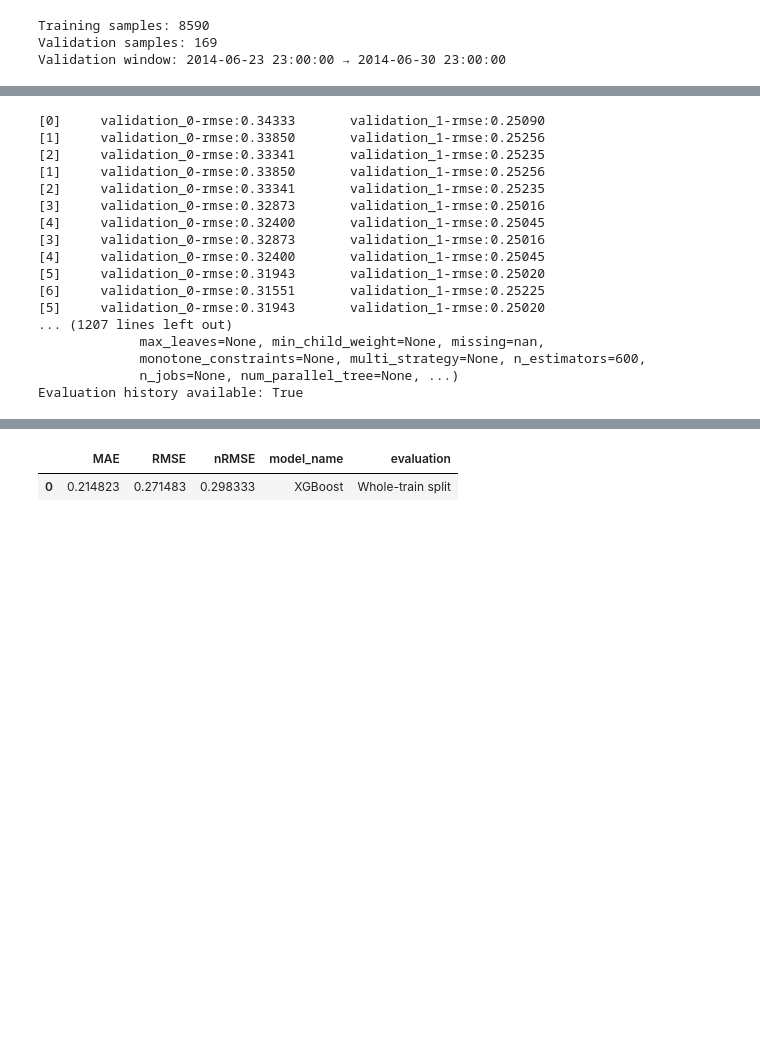
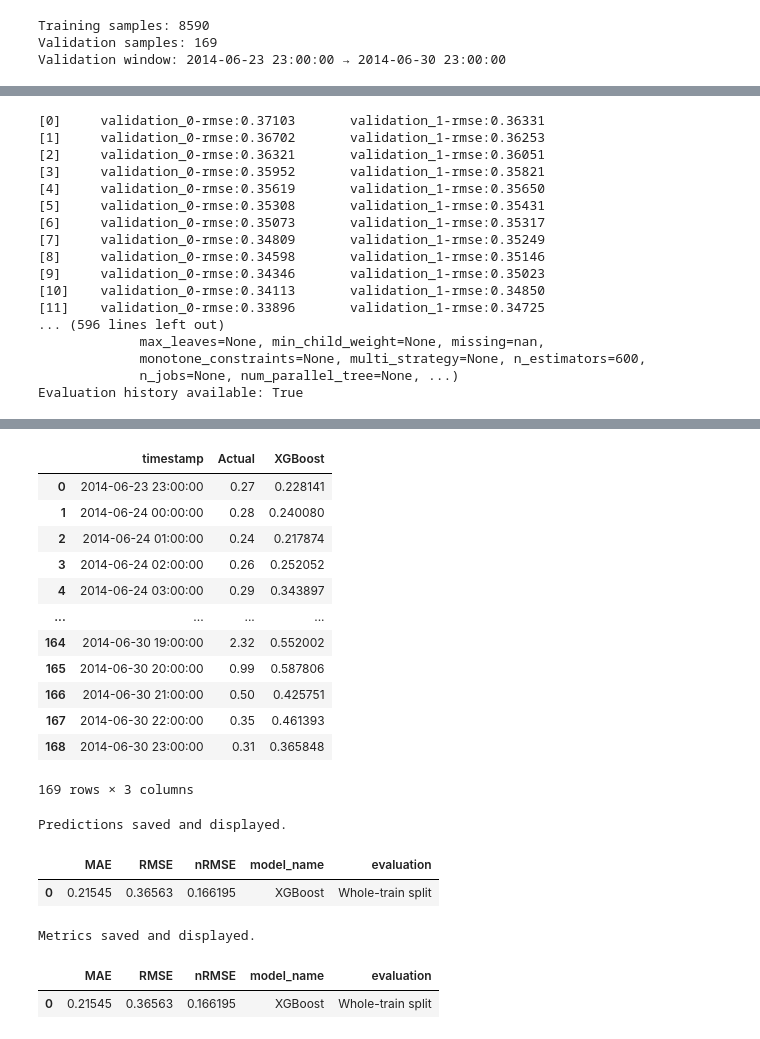
Before and after one commit to samuel29102002/Energy_Data_Science, a Jupyter notebook: notebooks/08_ml_models.ipynb, the cells around one changed output, grey strips where cells are left out. Drawn from its saved outputs; the diff is of its cells as text; code cells hidden in the pictures; blank space fills up the shorter version.

```diff
--- a/notebooks/08_ml_models.ipynb
+++ b/notebooks/08_ml_models.ipynb
@@ -146,9 +173,18 @@ Price                          float64              0.00%
 | 4 | 2013-07-01 04:00:00 | 0.29 | 0.866025 | 0.500000 | 0 | 0.0 | 4.2 | ... |
 # %%
 numeric_columns = df.select_dtypes(include=[np.number]).columns.tolist()
+assert df["timestamp"].is_monotonic_increasing, "Timestamps must be strictly increasing"
+
+df[numeric_columns] = df[numeric_columns].interpolate(limit_direction="both")
+df[numeric_columns] = df[numeric_columns].fillna(method="ffill").fillna(method="bfill")
+
+if df[numeric_columns].isna().any().any():
+    raise ValueError("Numeric columns still contain NaNs after filling")
+
 FEATURE_COLS = [col for col in numeric_columns if col.lower() != TARGET.lower()]
 
 print(f"Selected {len(FEATURE_COLS)} numeric feature columns.")
+print(f"Data span: {df['timestamp'].min()} → {df['timestamp'].max()}")
 FEATURE_COLS
 # %% [output]
 Selected 15 numeric feature columns.
@@ -221,19 +264,19 @@ model, eval_history = train_xgboost(
 print(model)
 print(f"Evaluation history available: {bool(eval_history)}")
 # %% [output]
-[0]     validation_0-rmse:0.34333       validation_1-rmse:0.25090
-[1]     validation_0-rmse:0.33850       validation_1-rmse:0.25256
-[2]     validation_0-rmse:0.33341       validation_1-rmse:0.25235
-[1]     validation_0-rmse:0.33850       validation_1-rmse:0.25256
-[2]     validation_0-rmse:0.33341       validation_1-rmse:0.25235
-[3]     validation_0-rmse:0.32873       validation_1-rmse:0.25016
-[4]     validation_0-rmse:0.32400       validation_1-rmse:0.25045
-[3]     validation_0-rmse:0.32873       validation_1-rmse:0.25016
-[4]     validation_0-rmse:0.32400       validation_1-rmse:0.25045
-[5]     validation_0-rmse:0.31943       validation_1-rmse:0.25020
-[6]     validation_0-rmse:0.31551       validation_1-rmse:0.25225
-[5]     validation_0-rmse:0.31943       validation_1-rmse:0.25020
-... (1207 lines left out)
+[0]     validation_0-rmse:0.37103       validation_1-rmse:0.36331
+[1]     validation_0-rmse:0.36702       validation_1-rmse:0.36253
+[2]     validation_0-rmse:0.36321       validation_1-rmse:0.36051
+[3]     validation_0-rmse:0.35952       validation_1-rmse:0.35821
+[4]     validation_0-rmse:0.35619       validation_1-rmse:0.35650
+[5]     validation_0-rmse:0.35308       validation_1-rmse:0.35431
+[6]     validation_0-rmse:0.35073       validation_1-rmse:0.35317
+[7]     validation_0-rmse:0.34809       validation_1-rmse:0.35249
+[8]     validation_0-rmse:0.34598       validation_1-rmse:0.35146
+[9]     validation_0-rmse:0.34346       validation_1-rmse:0.35023
+[10]    validation_0-rmse:0.34113       validation_1-rmse:0.34850
+[11]    validation_0-rmse:0.33896       validation_1-rmse:0.34725
+... (596 lines left out)
              max_leaves=None, min_child_weight=None, missing=nan,
              monotone_constraints=None, multi_strategy=None, n_estimators=600,
              n_jobs=None, num_parallel_tree=None, ...)
@@ -244,8 +287,8 @@ y_pred = predict_xgboost(model, X_val)
 # AUDIT: Use align_by_index helper to ensure timestamp alignment
 common_idx, s_true, s_pred = align_by_index(y_val, y_pred, idx_val, idx_val)
 print(f"✓ Aligned {len(common_idx)} timestamps for evaluation")
+assert len(s_true) == len(s_pred), "Prediction and actual lengths mismatch"
 
-# AUDIT: Save predictions CSV with proper alignment
 ml_split_predictions_df = pd.DataFrame(
     {
         "timestamp": common_idx,
@@ -253,18 +296,15 @@ ml_split_predictions_df = pd.DataFrame(
         "XGBoost": s_pred.values,
     }
 )
-ml_split_predictions_path = TABLES_DIR / "ml_split_predictions.csv"
-ml_split_predictions_df.to_csv(ml_split_predictions_path, index=False)
-print(f"✓ Saved predictions to {ml_split_predictions_path}")
+display_table(ml_split_predictions_df, "08_ml_split_predictions.csv")
+print("Predictions saved and displayed.")
 
-# AUDIT: Calculate metrics with aligned series
 metrics = evaluate_forecast(s_true.values, s_pred.values)
 ml_split_metrics_df = pd.DataFrame(
     [{**metrics, "model_name": "XGBoost", "evaluation": "Whole-train split"}]
 )
-ml_split_metrics_path = TABLES_DIR / "ml_split_metrics.csv"
-ml_split_metrics_df.to_csv(ml_split_metrics_path, index=False)
-print(f"✓ Saved metrics to {ml_split_metrics_path}")
+display_table(ml_split_metrics_df, "08_ml_split_metrics.csv")
+print("Metrics saved and displayed.")
 
 ml_split_metrics_df
 # %% [output]
@@ -274,3 +322,20 @@ ml_split_metrics_df
-|  | MAE | RMSE | nRMSE | model_name | evaluation |
-| 0 | 0.214823 | 0.271483 | 0.298333 | XGBoost | Whole-train split |
+|  | timestamp | Actual | XGBoost |
+| 0 | 2014-06-23 23:00:00 | 0.27 | 0.228141 |
+| 1 | 2014-06-24 00:00:00 | 0.28 | 0.240080 |
+| 2 | 2014-06-24 01:00:00 | 0.24 | 0.217874 |
+| 3 | 2014-06-24 02:00:00 | 0.26 | 0.252052 |
+| 4 | 2014-06-24 03:00:00 | 0.29 | 0.343897 |
+| ... | ... | ... | ... |
+| 164 | 2014-06-30 19:00:00 | 2.32 | 0.552002 |
+| 165 | 2014-06-30 20:00:00 | 0.99 | 0.587806 |
+| 166 | 2014-06-30 21:00:00 | 0.50 | 0.425751 |
+| 167 | 2014-06-30 22:00:00 | 0.35 | 0.461393 |
+| 168 | 2014-06-30 23:00:00 | 0.31 | 0.365848 |
+169 rows × 3 columns
+Predictions saved and displayed.
+|  | MAE | RMSE | nRMSE | model_name | evaluation |
+| 0 | 0.21545 | 0.36563 | 0.166195 | XGBoost | Whole-train split |
+Metrics saved and displayed.
+|  | MAE | RMSE | nRMSE | model_name | evaluation |
+| 0 | 0.21545 | 0.36563 | 0.166195 | XGBoost | Whole-train split |
 # %%
```
Also changed, not shown: parts of 11 cells of this notebook, 3 other files.
